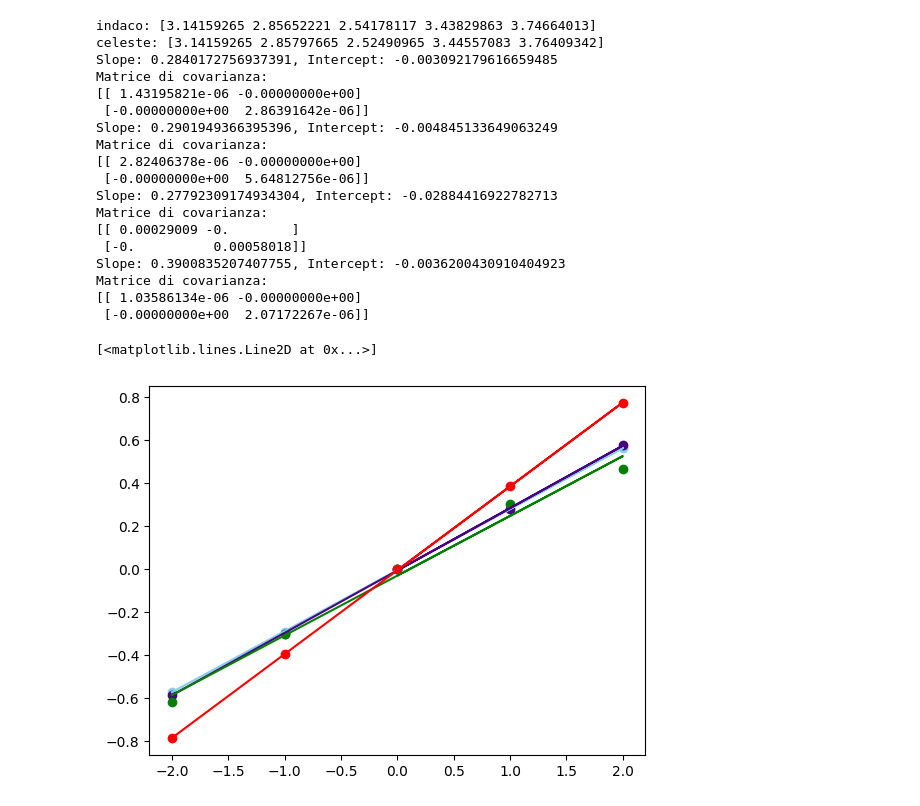
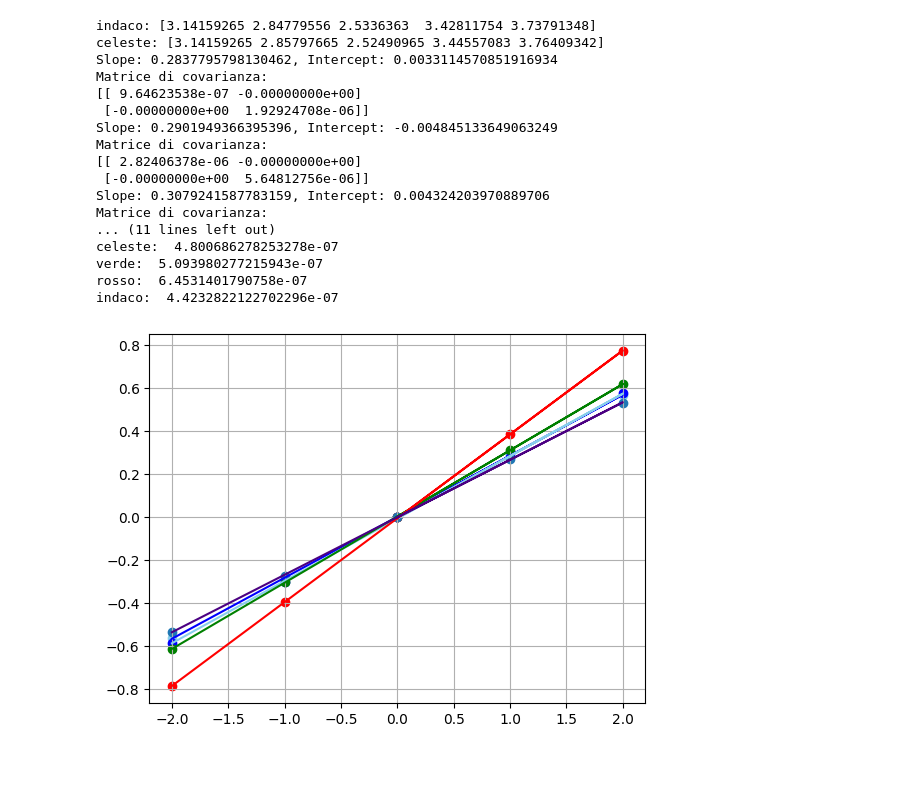
Before and after one commit to Holeryn/ottica_e_onde, a Jupyter notebook: LABORATORIO OTTICA/esperienza 4/parte1.ipynb, the cells around one changed output. Cells and saved outputs as stored; diff of their text form; code cells hidden in the pictures; blank space fills up the shorter version.

```diff
--- a/LABORATORIO OTTICA/esperienza 4/parte1.ipynb
+++ b/LABORATORIO OTTICA/esperienza 4/parte1.ipynb
@@ -41,54 +46,73 @@ G: 604.4863584485811
 # %%
 
 sfas=gradtorad(94,30)
-#indaco
-thetai=np.array((gradtorad(85,30),gradtorad(69,10),gradtorad(51,8),gradtorad(102,30),gradtorad(120,10)))+sfas
+#celeste
+thetai=np.array((gradtorad(85,30),gradtorad(68,40),gradtorad(50,40),gradtorad(101,55),gradtorad(119,40)))+sfas
 mi=np.array((0,1,2,-1,-2))
 print("indaco:",thetai)
 plt.scatter(mi,np.sin(thetai),c="skyblue")
 
-#celeste
+#blue
 thetas=np.array((gradtorad(85,30),gradtorad(69,15),gradtorad(50,10),gradtorad(102,55),gradtorad(121,10)))+sfas
 mc=np.array((0,1,2,-1,-2))
 print("celeste:",thetas)
-plt.scatter(mc,np.sin(thetas),color="#4B0082")
+plt.scatter(mc,np.sin(thetas),color="b")
 #verde
-thetav=np.array((gradtorad(85,30),gradtorad(67,40),gradtorad(57,35),gradtorad(103,0),gradtorad(123,40)))+sfas
+thetav=np.array((gradtorad(85,30),gradtorad(67,10),gradtorad(47,10),gradtorad(103,5),gradtorad(123,10)))+sfas
 mv=np.array((0,1,2,-1,-2))
 plt.scatter(mv,np.sin(thetav),color="g")
 #rosso
 mr=np.array((0,1,2,-1,-2))
 thetar=np.array((gradtorad(85,30),gradtorad(62,40),gradtorad(34,50),gradtorad(108,40),gradtorad(137,20)))+sfas
 plt.scatter(mr,np.sin(thetar),c="r")
 
+#indaco
+##4B0082
+mindaco=np.array((0,1,2,-1,-2))
+thetaindaco=np.array((gradtorad(85,30),gradtorad(69,40),gradtorad(53,15),gradtorad(101,15),gradtorad(117,35))) + sfas
+plt.scatter(mindaco,np.sin(thetaindaco))
+
 slope0,intercept0,cov_matrix0 = tiam.fit_lineare(mi,np.sin(thetai))
 slope1,intercept1,cov_matrix0 = tiam.fit_lineare(mc,np.sin(thetas))
 slope2,intercept2,cov_matrix0 = tiam.fit_lineare(mv,np.sin(thetav))
 slope3,intercept3,cov_matrix0 = tiam.fit_lineare(mr,np.sin(thetar))
+slope4,intercept4,cov_matrix0 = tiam.fit_lineare(mindaco,np.sin(thetaindaco))
 
-plt.plot(mi,slope0*mi+intercept0,color="skyblue")
-plt.plot(mi,slope1*mi+intercept1,color="#4B0082")
+plt.plot(mi,slope0*mi+intercept0,color="b")
+plt.plot(mi,slope1*mi+intercept1,color="skyblue")
 plt.plot(mi,slope2*mi+intercept2,color="g")
 plt.plot(mi,slope3*mi+intercept3,color="r")
+plt.plot(mi,slope4*mi+intercept4,color="#4B0082")
+
+lampda0 = slope0*p
+lampda1 = slope1*p
+lampda2 = slope2*p
+lampda3 = slope3*p
+lampda4 = slope4*p
+
+print("blue ",lampda0)
+print("celeste: ",lampda1)
+print("verde: ",lampda2)
+print("rosso: ",lampda3)
+print("indaco: ",lampda4)
+
 plt.grid()
 # %% [output]
-indaco: [3.14159265 2.85652221 2.54178117 3.43829863 3.74664013]
+indaco: [3.14159265 2.84779556 2.5336363  3.42811754 3.73791348]
 celeste: [3.14159265 2.85797665 2.52490965 3.44557083 3.76409342]
-Slope: 0.2840172756937391, Intercept: -0.003092179616659485
+Slope: 0.2837795798130462, Intercept: 0.0033114570851916934
 Matrice di covarianza:
-[[ 1.43195821e-06 -0.00000000e+00]
- [-0.00000000e+00  2.86391642e-06]]
+[[ 9.64623538e-07 -0.00000000e+00]
+ [-0.00000000e+00  1.92924708e-06]]
 Slope: 0.2901949366395396, Intercept: -0.004845133649063249
 Matrice di covarianza:
 [[ 2.82406378e-06 -0.00000000e+00]
  [-0.00000000e+00  5.64812756e-06]]
-Slope: 0.27792309174934304, Intercept: -0.02884416922782713
+Slope: 0.3079241587783159, Intercept: 0.004324203970889706
 Matrice di covarianza:
-[[ 0.00029009 -0.        ]
- [-0.          0.00058018]]
-Slope: 0.3900835207407755, Intercept: -0.0036200430910404923
-Matrice di covarianza:
-[[ 1.03586134e-06 -0.00000000e+00]
- [-0.00000000e+00  2.07172267e-06]]
+... (11 lines left out)
+celeste:  4.800686278253278e-07
+verde:  5.093980277215943e-07
+rosso:  6.4531401790758e-07
+indaco:  4.4232822122702296e-07
-[<matplotlib.lines.Line2D at 0x...>]
-[figure, old version]
+[figure, new version]
```
Also changed, not shown: parts of 1 cell of this notebook.
